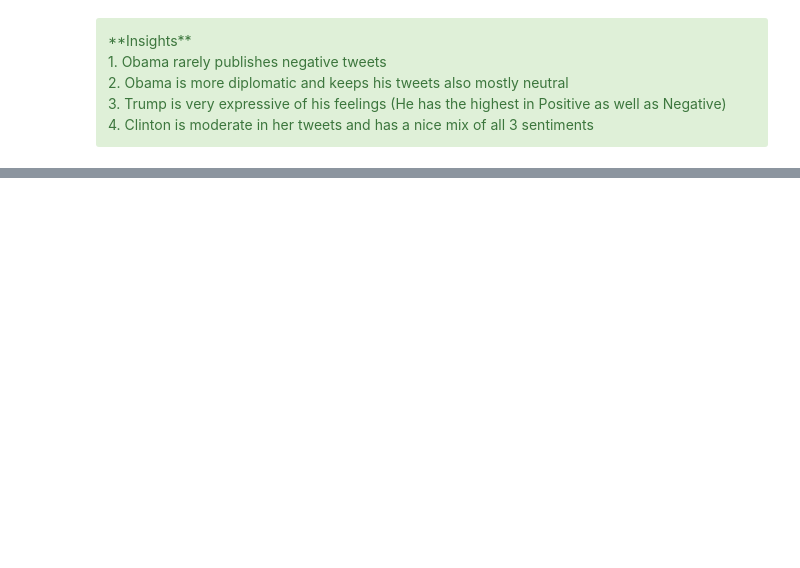
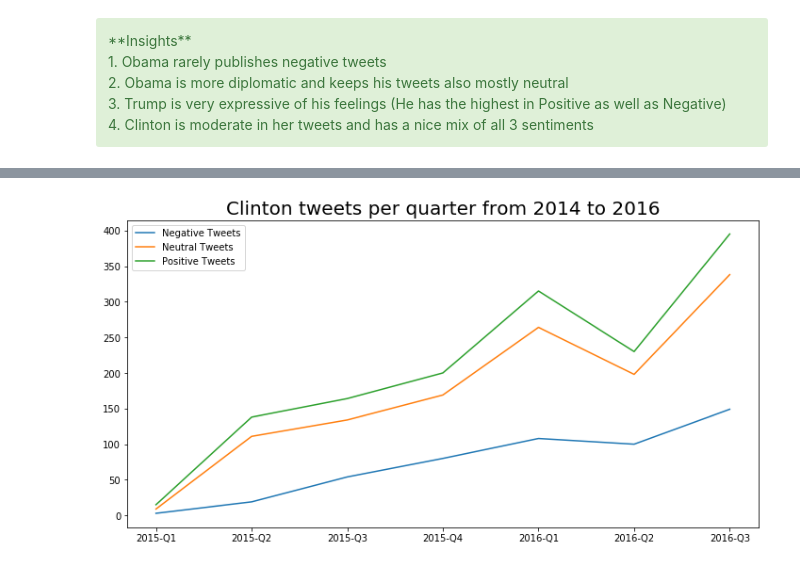
Before and after one commit to shubhamperiwal/political_social_media_analysis, a Jupyter notebook: 3. Sentiment Analysis.ipynb, the cells around one changed output, grey strips where cells are left out. Cells and saved outputs as stored; diff of their text form; code cells hidden in the pictures; blank space fills up the shorter version.

```diff
--- a/3. Sentiment Analysis.ipynb
+++ b/3. Sentiment Analysis.ipynb
@@ -112,0 +185,4 @@ plt.show()
+# %%
+clinton_crosstab = pd.crosstab(clinton_copy['quarters'], clinton_copy['Sentiment_Type'])
+clinton_crosstab.drop(12, inplace=True)
+clinton_crosstab.head()
@@ -112,0 +197,15 @@ plt.show()
+# %%
+#Becuase we have no data on clinton's tweets in 2014
+quarters = ['2015-Q1', '2015-Q2', '2015-Q3', '2015-Q4',
+           '2016-Q1', '2016-Q2', '2016-Q3']
+# %%
+plt.figure(figsize=(12, 6))  # width:20, height:6
+plt.title("Clinton tweets per quarter from 2014 to 2016", fontsize=20)
+plt.plot(quarters, clinton_crosstab['Negative'])
+plt.plot(quarters, clinton_crosstab['Neutral'])
+plt.plot(quarters, clinton_crosstab['Positive'])
+
+plt.legend(['Negative Tweets', 'Neutral Tweets', 'Positive Tweets'], loc='upper left')
+plt.show()
+# %% [output]
+[figure, added]
```
Also changed, not shown: parts of 10 cells of this notebook.
